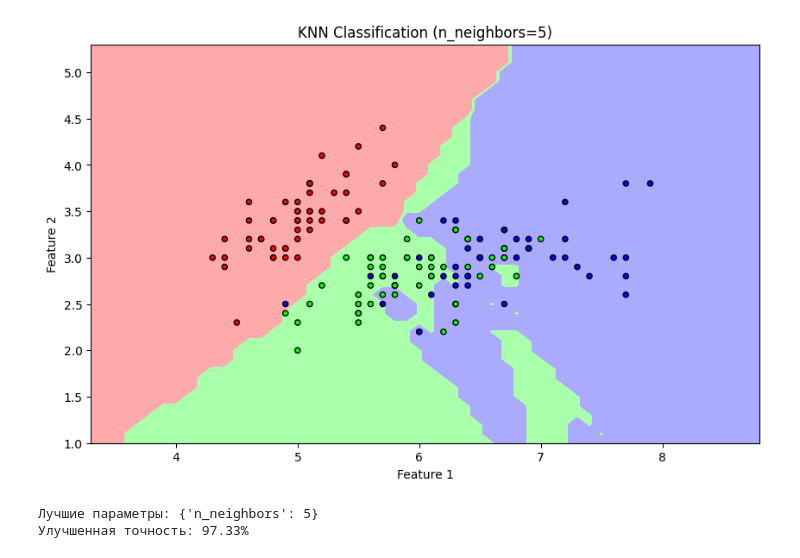
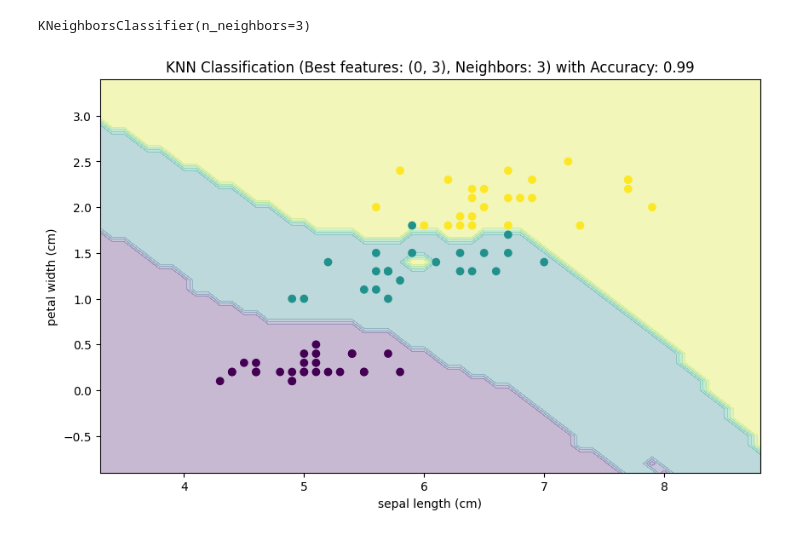
Before and after one commit to l1can13/machine-learning, a Jupyter notebook: home_works/5.2.ipynb, the cells around one changed output. Cells and saved outputs as stored; diff of their text form; code cells hidden in the pictures.

```diff
--- a/home_works/5.2.ipynb
+++ b/home_works/5.2.ipynb
@@ -26,5 +40,9 @@ GridSearchCV(cv=5, estimator=KNeighborsClassifier(),
 # %%
-# Лучший классификатор и параметры
-best_classifier = grid_search.best_estimator_
-best_params = grid_search.best_params_
+# Обучаем классификатор с лучшей парой признаков и оптимальным количеством соседей
+X_train_best = X_train[:, best_pair]
+X_test_best = X_test[:, best_pair]
+classifier_best = KNeighborsClassifier(n_neighbors=best_n_neighbors)
+classifier_best.fit(X_train_best, y_train)
+# %% [output]
+KNeighborsClassifier(n_neighbors=3)
 # %%
@@ -34,37 +52,19 @@ accuracy_improved = accuracy_score(y_test, y_pred)
 # %%
-# Функция для отображения разделяющей границы классификатора
-def plot_decision_boundary(classifier, X, y, title):
-    x_min, x_max = X[:, 0].min() - 1, X[:, 0].max() + 1
-    y_min, y_max = X[:, 1].min() - 1, X[:, 1].max() + 1
-    xx, yy = np.meshgrid(np.arange(x_min, x_max, 0.1),
-                         np.arange(y_min, y_max, 0.1))
-    Z = classifier.predict(np.c_[xx.ravel(), yy.ravel()])
-    Z = Z.reshape(xx.shape)
-    cmap_light = ListedColormap(['#FFAAAA', '#AAFFAA', '#AAAAFF'])
-    cmap_bold = ListedColormap(['#FF0000', '#00FF00', '#0000FF'])
-
-    plt.figure(figsize=(10, 6))
-    plt.contourf(xx, yy, Z, cmap=cmap_light)
-    plt.scatter(X[:, 0], X[:, 1], c=y, cmap=cmap_bold, edgecolor='k', s=20)
-    plt.xlim(xx.min(), xx.max())
-    plt.ylim(yy.min(), yy.max())
-    plt.title(title)
-    plt.xlabel('Feature 1')
-    plt.ylabel('Feature 2')
+# Построение разделяющей границы
+x_min, x_max = X[:, best_pair[0]].min() - 1, X[:, best_pair[0]].max() + 1
+y_min, y_max = X[:, best_pair[1]].min() - 1, X[:, best_pair[1]].max() + 1
+xx, yy = np.meshgrid(np.arange(x_min, x_max, 0.1),
+                     np.arange(y_min, y_max, 0.1))
+Z = classifier_best.predict(np.c_[xx.ravel(), yy.ravel()])
+Z = Z.reshape(xx.shape)
 # %%
-# Отрисовка графика для лучшего классификатора
-X_train_2d = X_train[:, :2]
-X_test_2d = X_test[:, :2]
-best_classifier.fit(X_train_2d, y_train) # Обучение на двух признаках для визуализации
-plot_decision_boundary(best_classifier, np.vstack([X_train_2d, X_test_2d]), np.hstack([y_train, y_test]),
-                       f'KNN Classification (n_neighbors={best_params["n_neighbors"]})')
+# Визуализация
+plt.figure(figsize=(10, 6))
+plt.contourf(xx, yy, Z, alpha=0.3)
+plt.scatter(X_test[:, best_pair[0]], X_test[:, best_pair[1]], c=y_test)
+plt.title(f"KNN Classification (Best features: {best_pair}, Neighbors: {best_n_neighbors}) with Accuracy: {accuracy:.2f}")
+plt.xlabel(iris.feature_names[best_pair[0]])
+plt.ylabel(iris.feature_names[best_pair[1]])
 plt.show()
 # %% [output]
-[figure, old version]
+[figure, new version]
-# %%
-# Вывод результатов
-print(f"Лучшие параметры: {best_params}")
-print(f"Улучшенная точность: {accuracy_improved * 100:.2f}%")
-# %% [output]
-Лучшие параметры: {'n_neighbors': 5}
-Улучшенная точность: 97.33%
```
Also changed, not shown: parts of 5 cells of this notebook, 1 other file.
